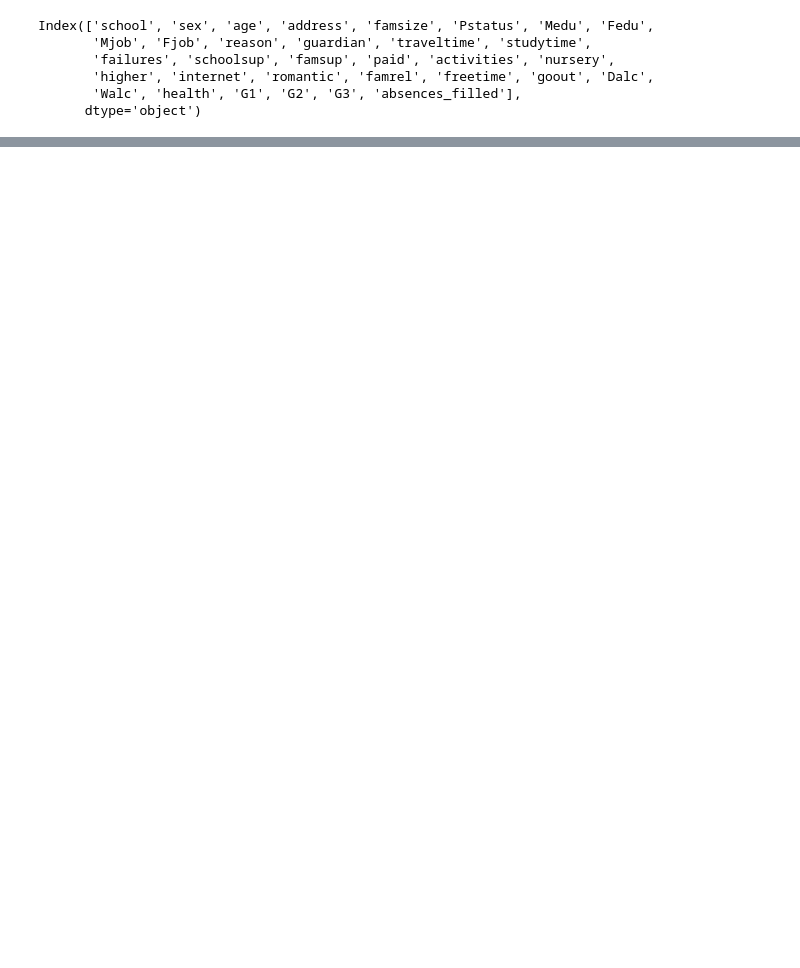
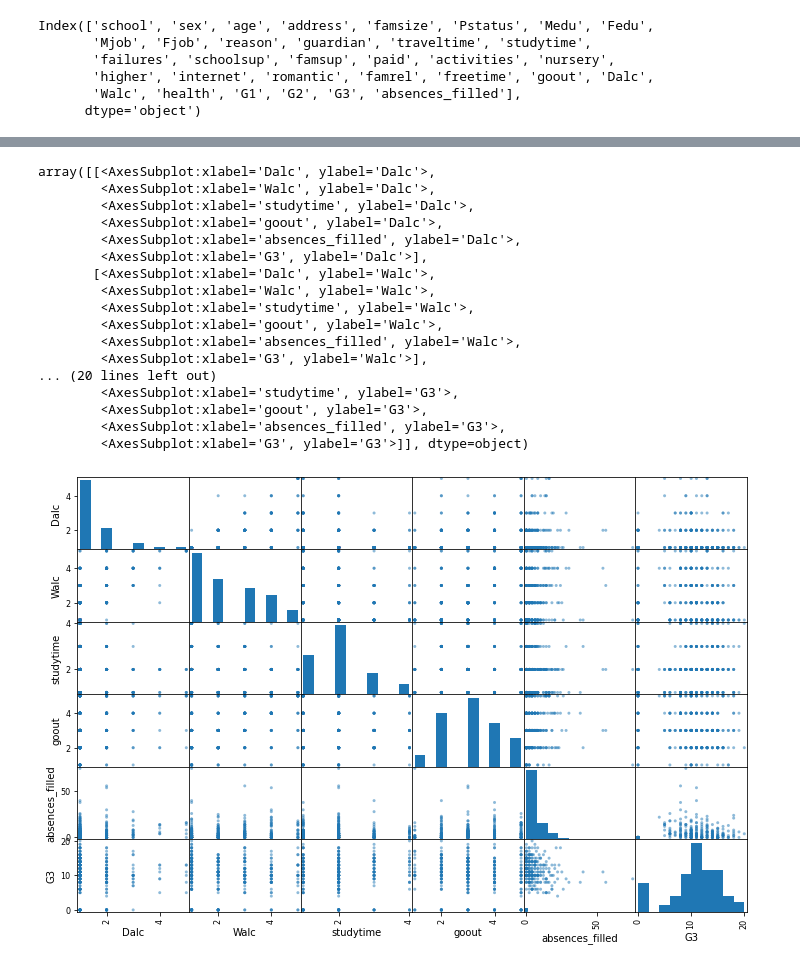
Before and after one commit to ryoiwata/handson-ml, a Jupyter notebook: notebooks/chapter_2_end_to_end_machine_learning_project.ipynb, the cells around one changed output, grey strips where cells are left out. Drawn from its saved outputs; the diff is of its cells as text; code cells hidden in the pictures; blank space fills up the shorter version.

```diff
--- a/notebooks/chapter_2_end_to_end_machine_learning_project.ipynb
+++ b/notebooks/chapter_2_end_to_end_machine_learning_project.ipynb
@@ -430 +437,24 @@ attributes = ['Medu', 'Fedu', 'traveltime', 'famrel', 'freetime']
+# %%
+personal_life = ['Dalc', 'Walc', 'studytime', 'goout', 'absences_filled', 'G3']
+# %%
+scatter_matrix(training_df[personal_life], figsize=(12,8))
+# %% [output]
+array([[<AxesSubplot:xlabel='Dalc', ylabel='Dalc'>,
+        <AxesSubplot:xlabel='Walc', ylabel='Dalc'>,
+        <AxesSubplot:xlabel='studytime', ylabel='Dalc'>,
+        <AxesSubplot:xlabel='goout', ylabel='Dalc'>,
+        <AxesSubplot:xlabel='absences_filled', ylabel='Dalc'>,
+        <AxesSubplot:xlabel='G3', ylabel='Dalc'>],
+       [<AxesSubplot:xlabel='Dalc', ylabel='Walc'>,
+        <AxesSubplot:xlabel='Walc', ylabel='Walc'>,
+        <AxesSubplot:xlabel='studytime', ylabel='Walc'>,
+        <AxesSubplot:xlabel='goout', ylabel='Walc'>,
+        <AxesSubplot:xlabel='absences_filled', ylabel='Walc'>,
+        <AxesSubplot:xlabel='G3', ylabel='Walc'>],
+... (20 lines left out)
+        <AxesSubplot:xlabel='studytime', ylabel='G3'>,
+        <AxesSubplot:xlabel='goout', ylabel='G3'>,
+        <AxesSubplot:xlabel='absences_filled', ylabel='G3'>,
+        <AxesSubplot:xlabel='G3', ylabel='G3'>]], dtype=object)
+[figure, added]
 # %%
```
Also changed, not shown: parts of 21 cells of this notebook.
